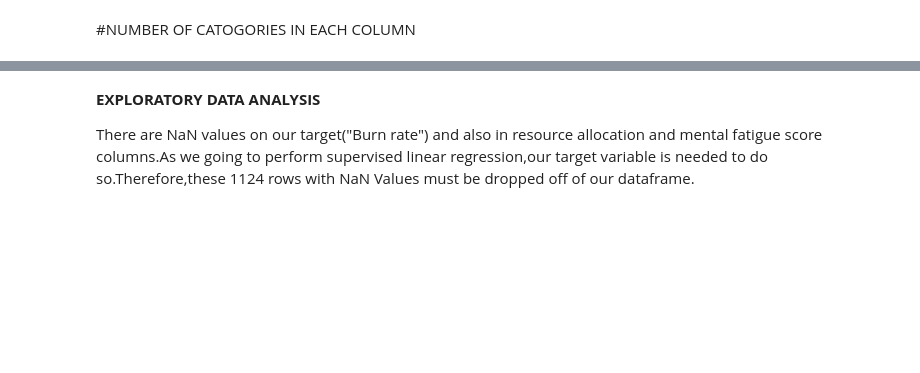
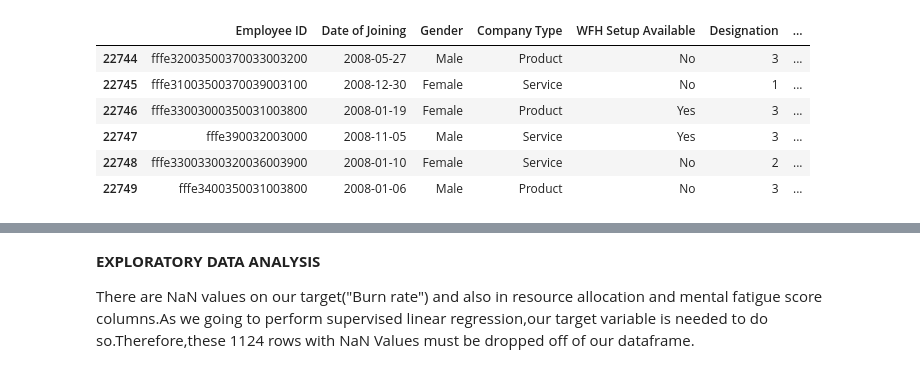
Before and after one commit to Praneeth-gamidi/AIML-PROJECT, a Jupyter notebook: EMPLOYEE_BURNOUT_PREDICTION.ipynb, the cells around one changed output, grey strips where cells are left out. Drawn from its saved outputs; the diff is of its cells as text; code cells hidden in the pictures; blank space fills up the shorter version.

```diff
--- a/EMPLOYEE_BURNOUT_PREDICTION.ipynb
+++ b/EMPLOYEE_BURNOUT_PREDICTION.ipynb
@@ -29,2 +33,10 @@ data.isnull().sum().values.sum()
 # %%
-data.tail(4)
+data.tail(6)
+# %% [output]
+|  | Employee ID | Date of Joining | Gender | Company Type | WFH Setup Available | Designation | ... |
+| 22744 | fffe32003500370033003200 | 2008-05-27 | Male | Product | No | 3 | ... |
+| 22745 | fffe31003500370039003100 | 2008-12-30 | Female | Service | No | 1 | ... |
+| 22746 | fffe33003000350031003800 | 2008-01-19 | Female | Product | Yes | 3 | ... |
+| 22747 | fffe390032003000 | 2008-11-05 | Male | Service | Yes | 3 | ... |
+| 22748 | fffe33003300320036003900 | 2008-01-10 | Female | Service | No | 2 | ... |
+| 22749 | fffe3400350031003800 | 2008-01-06 | Male | Product | No | 3 | ... |
@@ -35,4 +43,2 @@ data.columns.tolist()
-# %% [markdown]
-#NUMBER OF CATOGORIES IN EACH COLUMN
 # %%
 data.nunique()
```
Also changed, not shown: parts of 55 cells of this notebook.
